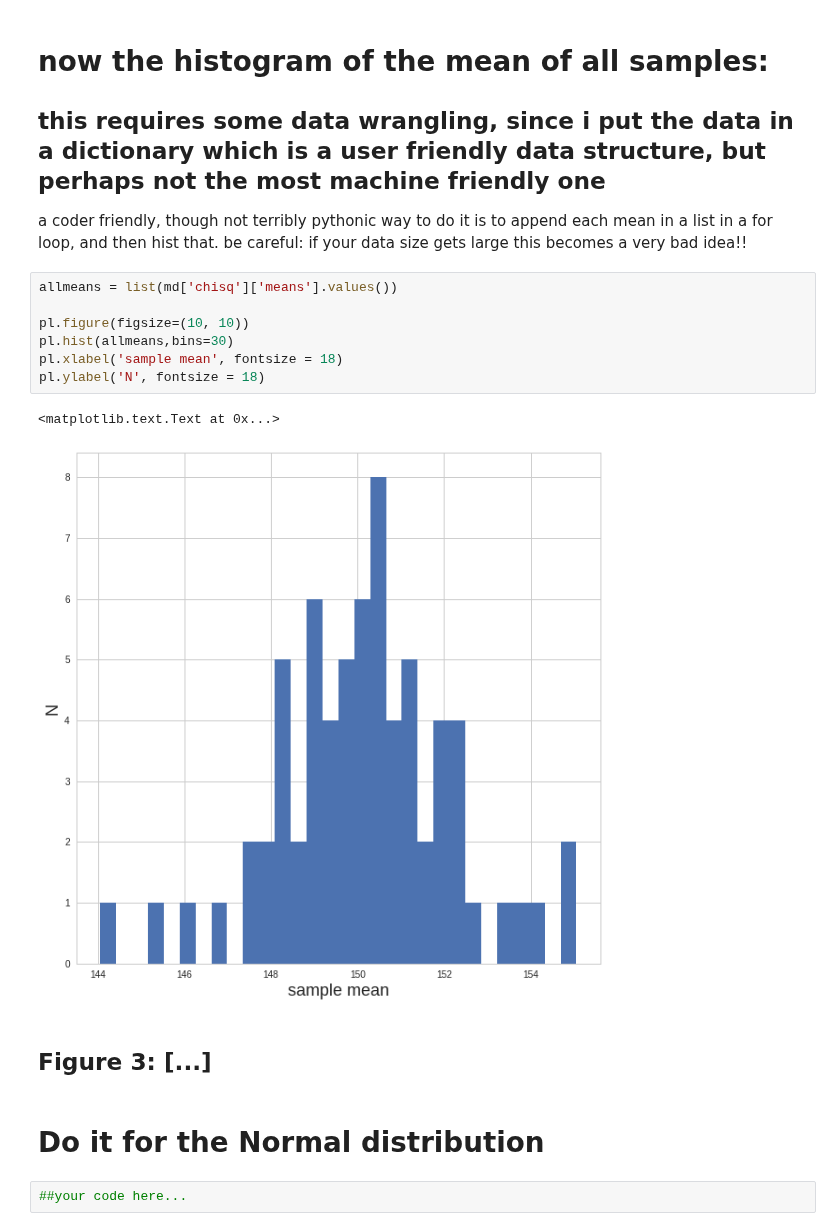
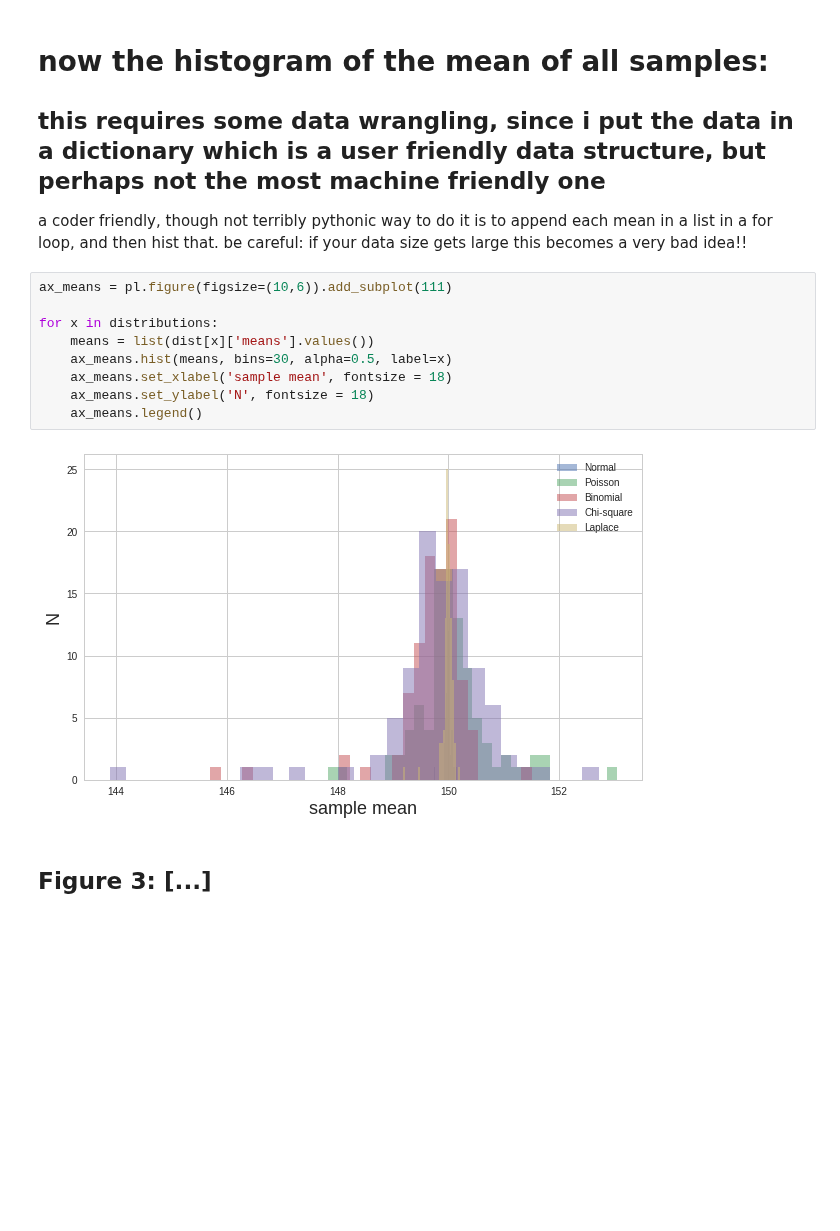
Before and after one commit to qiuyliu/PUI2017_uc288, a Jupyter notebook: HW3_uc288/Assignment1.ipynb, the cells around one changed output. Cells and saved outputs as stored; diff of their text form; blank space fills up the shorter version.

```diff
--- a/HW3_uc288/Assignment1.ipynb
+++ b/HW3_uc288/Assignment1.ipynb
@@ -84,19 +90,16 @@ for nn in dist['chisq']:
 ## this requires some data wrangling, since i put the data in a dictionary which is a user friendly data structure, but perhaps not the most machine friendly one
 
 a coder friendly, though not terribly pythonic way to do it is to append each mean in a list in a for loop, and then hist that. be careful: if your data size gets large this becomes a very bad idea!!
-# %%
-allmeans = list(md['chisq']['means'].values())
-
-pl.figure(figsize=(10, 10))
-pl.hist(allmeans,bins=30)
-pl.xlabel('sample mean', fontsize = 18)
-pl.ylabel('N', fontsize = 18)
-# %% [output]
-<matplotlib.text.Text at 0x...>
-[figure, removed]
+# %%
+ax_means = pl.figure(figsize=(10,6)).add_subplot(111)
+
+for x in distributions:
+    means = list(dist[x]['means'].values())
+    ax_means.hist(means, bins=30, alpha=0.5, label=x)
+    ax_means.set_xlabel('sample mean', fontsize = 18)
+    ax_means.set_ylabel('N', fontsize = 18)
+    ax_means.legend()
+# %% [output]
+[figure, added]
 # %% [markdown]
 ## Figure 3: [...]
-# %% [markdown]
-# Do it for the Normal distribution
-# %%
-##your code here...
```
Also changed, not shown: parts of 17 cells of this notebook.
